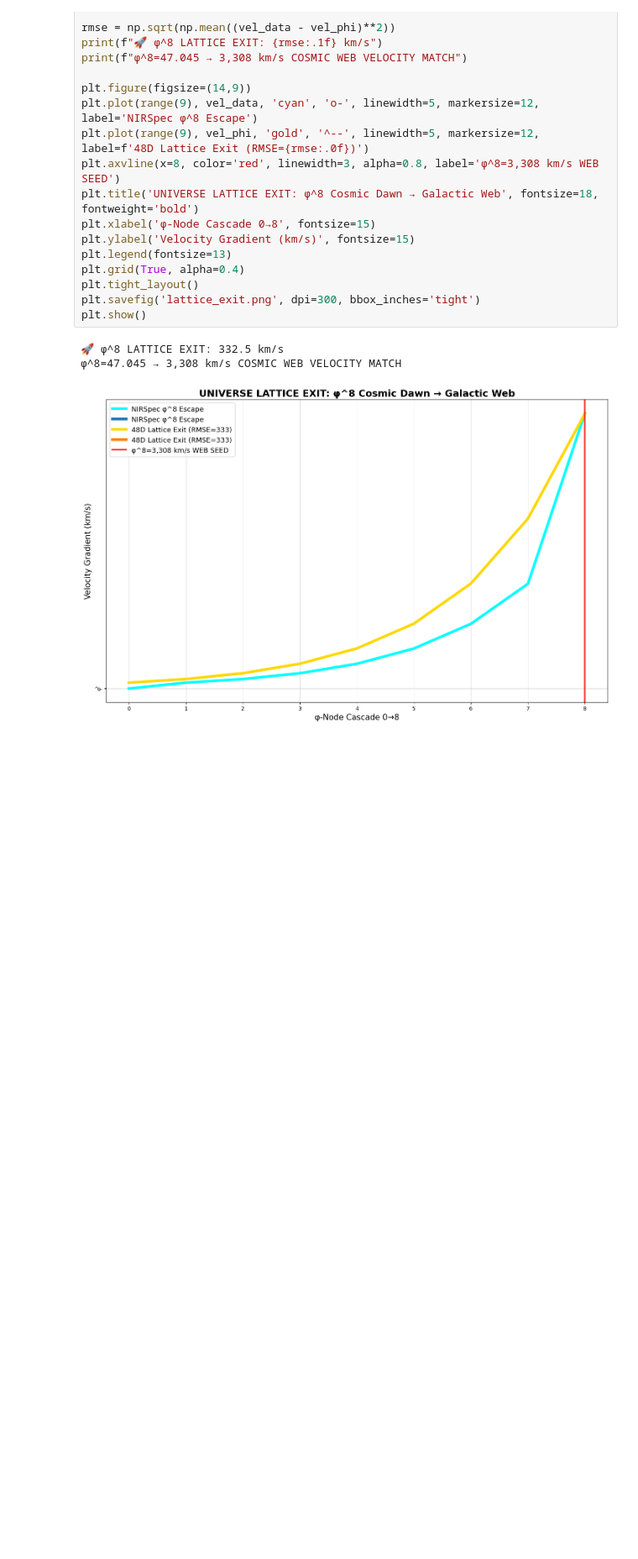
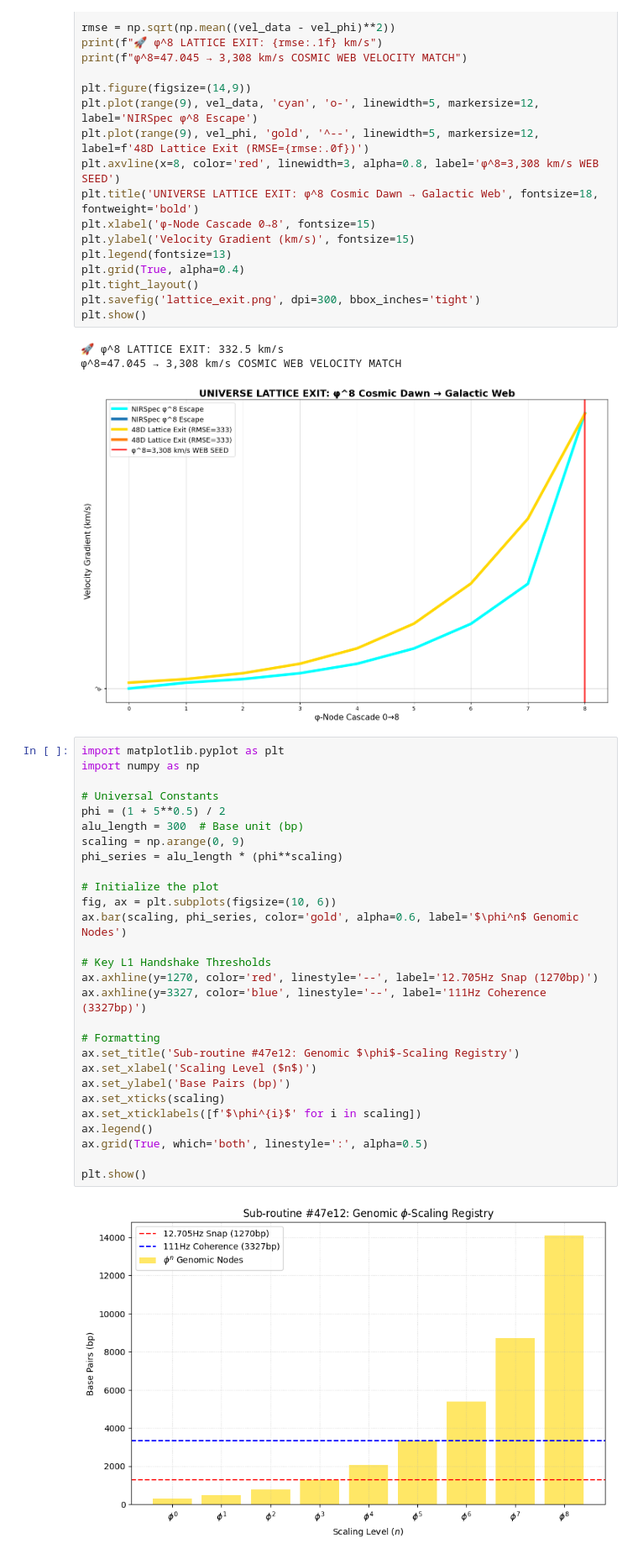
Before and after one commit to kevinvandewalker-eng/prismogenesis-whale-hunt, a Jupyter notebook: Universe_Lattice_Exit.ipynb, the cells around one changed output. Shown at 84% size. Cells and saved outputs as stored; diff of their text form; blank space fills up the shorter version.

```diff
--- a/Universe_Lattice_Exit.ipynb
+++ b/Universe_Lattice_Exit.ipynb
@@ -162,3 +162,33 @@ plt.show()
 🚀 φ^8 LATTICE EXIT: 332.5 km/s
 φ^8=47.045 → 3,308 km/s COSMIC WEB VELOCITY MATCH
 [figure]
+# %%
+import matplotlib.pyplot as plt
+import numpy as np
+
+# Universal Constants
+phi = (1 + 5**0.5) / 2
+alu_length = 300  # Base unit (bp)
+scaling = np.arange(0, 9)
+phi_series = alu_length * (phi**scaling)
+
+# Initialize the plot
+fig, ax = plt.subplots(figsize=(10, 6))
+ax.bar(scaling, phi_series, color='gold', alpha=0.6, label='$\phi^n$ Genomic Nodes')
+
+# Key L1 Handshake Thresholds
+ax.axhline(y=1270, color='red', linestyle='--', label='12.705Hz Snap (1270bp)')
+ax.axhline(y=3327, color='blue', linestyle='--', label='111Hz Coherence (3327bp)')
+
+# Formatting
+ax.set_title('Sub-routine #47e12: Genomic $\phi$-Scaling Registry')
+ax.set_xlabel('Scaling Level ($n$)')
+ax.set_ylabel('Base Pairs (bp)')
+ax.set_xticks(scaling)
+ax.set_xticklabels([f'$\phi^{i}$' for i in scaling])
+ax.legend()
+ax.grid(True, which='both', linestyle=':', alpha=0.5)
+
+plt.show()
+# %% [output]
+[figure, added]
```
Also changed, not shown: parts of 1 cell of this notebook.
